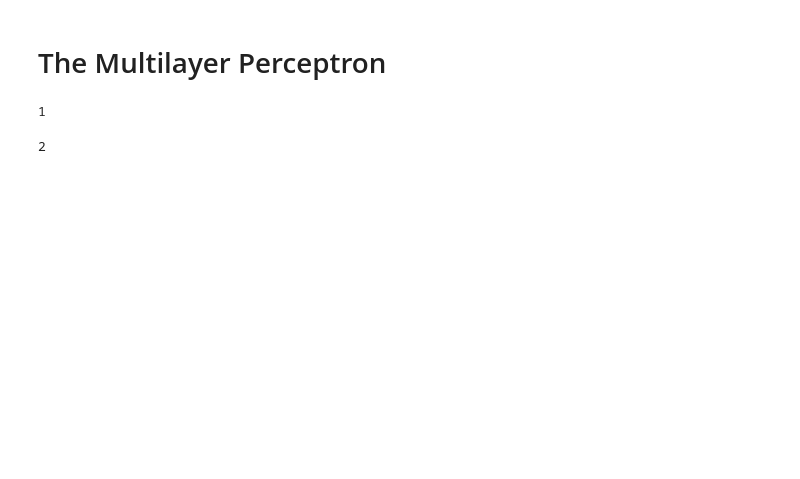
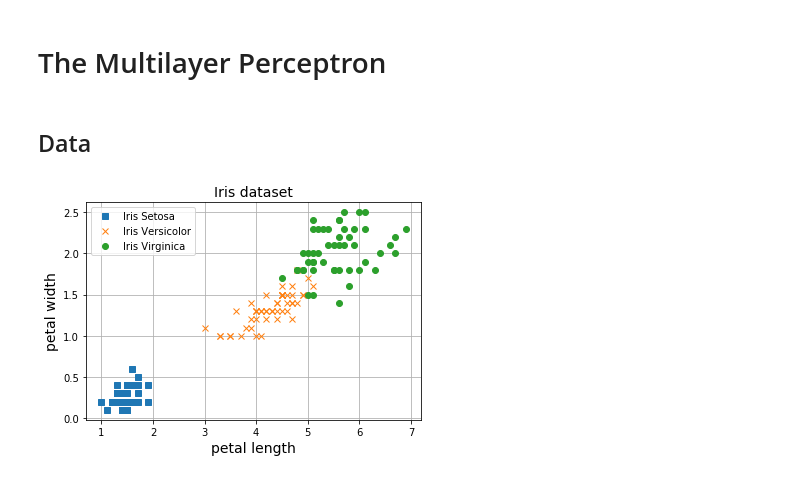
Before and after one commit to joseerlang/dl, a Jupyter notebook: mlp.ipynb, the cells around one changed output. Saved outputs shown, nothing was run; the diff lists cells and outputs as text; code cells hidden in the pictures; blank space fills up the shorter version.

```diff
--- a/mlp.ipynb
+++ b/mlp.ipynb
@@ -2,13 +2,29 @@
 [![Open In Colab](https://colab.research.google.com/assets/colab-badge.svg)](https://colab.research.google.com/github/sensioai/nbs/blob/master/mlp.ipynb)
 # %% [markdown]
 # The Multilayer Perceptron
-# %%
-a = 1
-a
-# %% [output]
-1
-# %%
-b = 2
-b
-# %% [output]
-2
+# %% [markdown]
+## Data
+# %%
+import numpy as np
+from sklearn.datasets import load_iris
+
+iris = load_iris()
+X = iris.data[:, (2, 3)]  # petal length, petal width
+X_mean, X_std = X.mean(), X.std()
+X_norm = (X - X_mean) / X_std
+
+y = iris.target
+# %%
+import matplotlib.pyplot as plt
+
+plt.plot(X[y==0, 0], X[y==0, 1], 's', label="Iris Setosa")
+plt.plot(X[y==1, 0], X[y==1, 1], 'x', label="Iris Versicolor")
+plt.plot(X[y==2, 0], X[y==2, 1], 'o', label="Iris Virginica")
+plt.grid()
+plt.legend()
+plt.xlabel('petal length', fontsize=14)
+plt.ylabel('petal width', fontsize=14)
+plt.title("Iris dataset", fontsize=14)
+plt.show()
+# %% [output]
+[figure, added]
```
Also changed, not shown: parts of 19 cells of this notebook, 5 other files.
